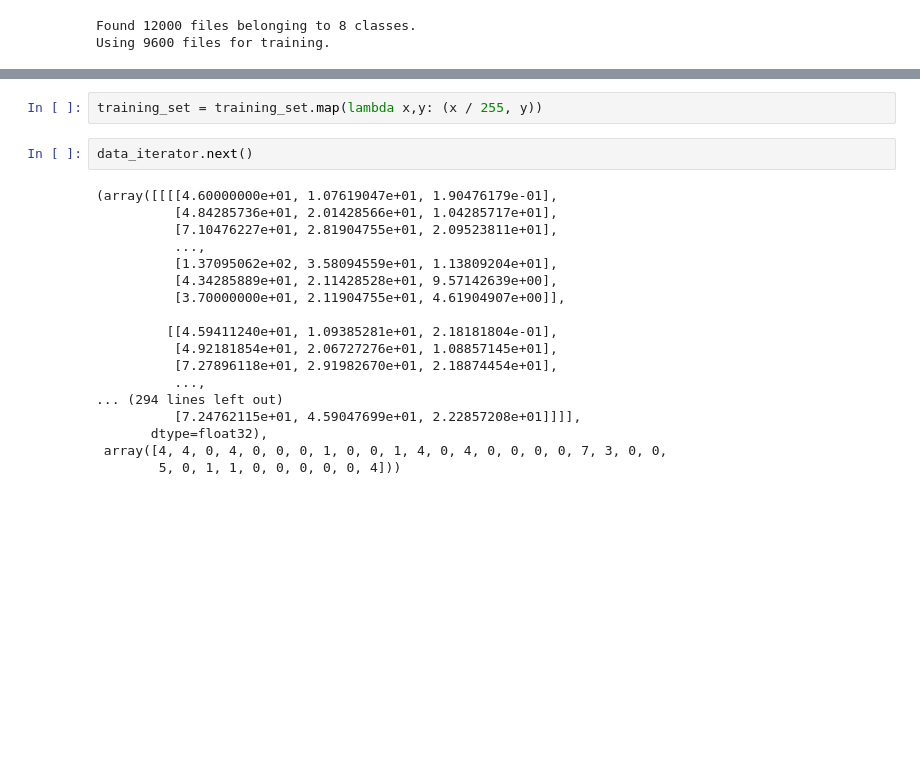
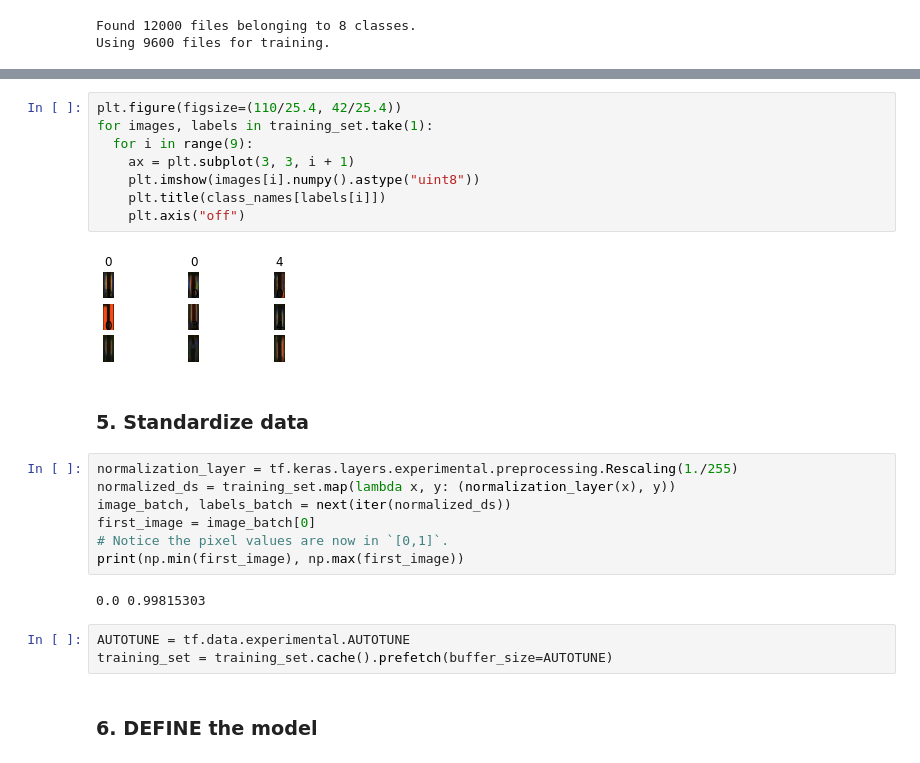
Before and after one commit to syedmeesamali/CourseraPlus, a Jupyter notebook: 2_TensorFlow/Practice/pcb_images.ipynb, the cells around one changed output, grey strips where cells are left out. Cells and saved outputs as stored; diff of their text form; blank space fills up the shorter version.

```diff
--- a/2_TensorFlow/Practice/pcb_images.ipynb
+++ b/2_TensorFlow/Practice/pcb_images.ipynb
@@ -56,22 +53,26 @@ plt.colorbar(ticks=[0.1, 0.3, 0.5, 0.7], orientation='horizontal')
-# %%
-training_set = training_set.map(lambda x,y: (x / 255, y))
-# %%
-data_iterator.next()
-# %% [output]
-(array([[[[4.60000000e+01, 1.07619047e+01, 1.90476179e-01],
-          [4.84285736e+01, 2.01428566e+01, 1.04285717e+01],
-          [7.10476227e+01, 2.81904755e+01, 2.09523811e+01],
-          ...,
-          [1.37095062e+02, 3.58094559e+01, 1.13809204e+01],
-          [4.34285889e+01, 2.11428528e+01, 9.57142639e+00],
-          [3.70000000e+01, 2.11904755e+01, 4.61904907e+00]],
-
-         [[4.59411240e+01, 1.09385281e+01, 2.18181804e-01],
-          [4.92181854e+01, 2.06727276e+01, 1.08857145e+01],
-          [7.27896118e+01, 2.91982670e+01, 2.18874454e+01],
-          ...,
-... (294 lines left out)
-          [7.24762115e+01, 4.59047699e+01, 2.22857208e+01]]]],
-       dtype=float32),
- array([4, 4, 0, 4, 0, 0, 0, 1, 0, 0, 1, 4, 0, 4, 0, 0, 0, 0, 7, 3, 0, 0,
-        5, 0, 1, 1, 0, 0, 0, 0, 0, 4]))
+# %%
+plt.figure(figsize=(110/25.4, 42/25.4))
+for images, labels in training_set.take(1):
+  for i in range(9):
+    ax = plt.subplot(3, 3, i + 1)
+    plt.imshow(images[i].numpy().astype("uint8"))
+    plt.title(class_names[labels[i]])
+    plt.axis("off")
+# %% [output]
+[figure, added]
+# %% [markdown]
+### 5. Standardize data
+# %%
+normalization_layer = tf.keras.layers.experimental.preprocessing.Rescaling(1./255)
+normalized_ds = training_set.map(lambda x, y: (normalization_layer(x), y))
+image_batch, labels_batch = next(iter(normalized_ds))
+first_image = image_batch[0]
+# Notice the pixel values are now in `[0,1]`.
+print(np.min(first_image), np.max(first_image))
+# %% [output]
+0.0 0.99815303
+# %%
+AUTOTUNE = tf.data.experimental.AUTOTUNE
+training_set = training_set.cache().prefetch(buffer_size=AUTOTUNE)
+# %% [markdown]
+### 6. DEFINE the model
```
Also changed, not shown: parts of 23 cells of this notebook, 1 other file.
